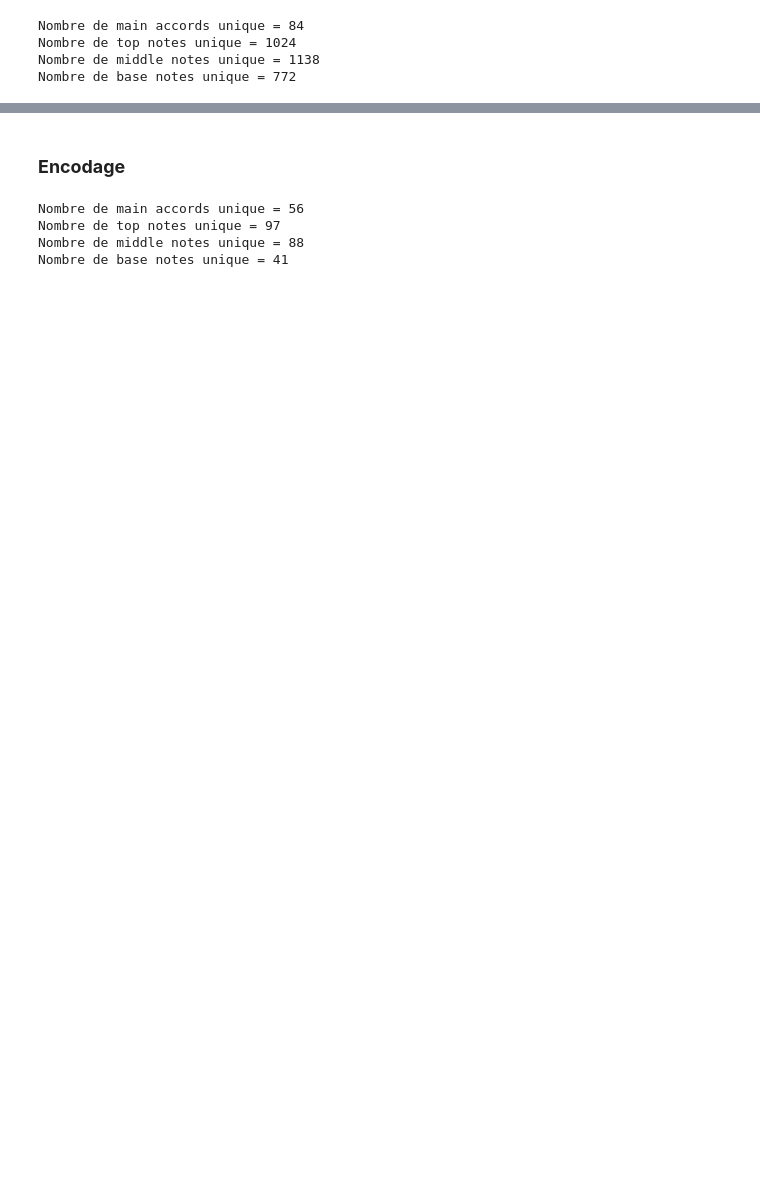
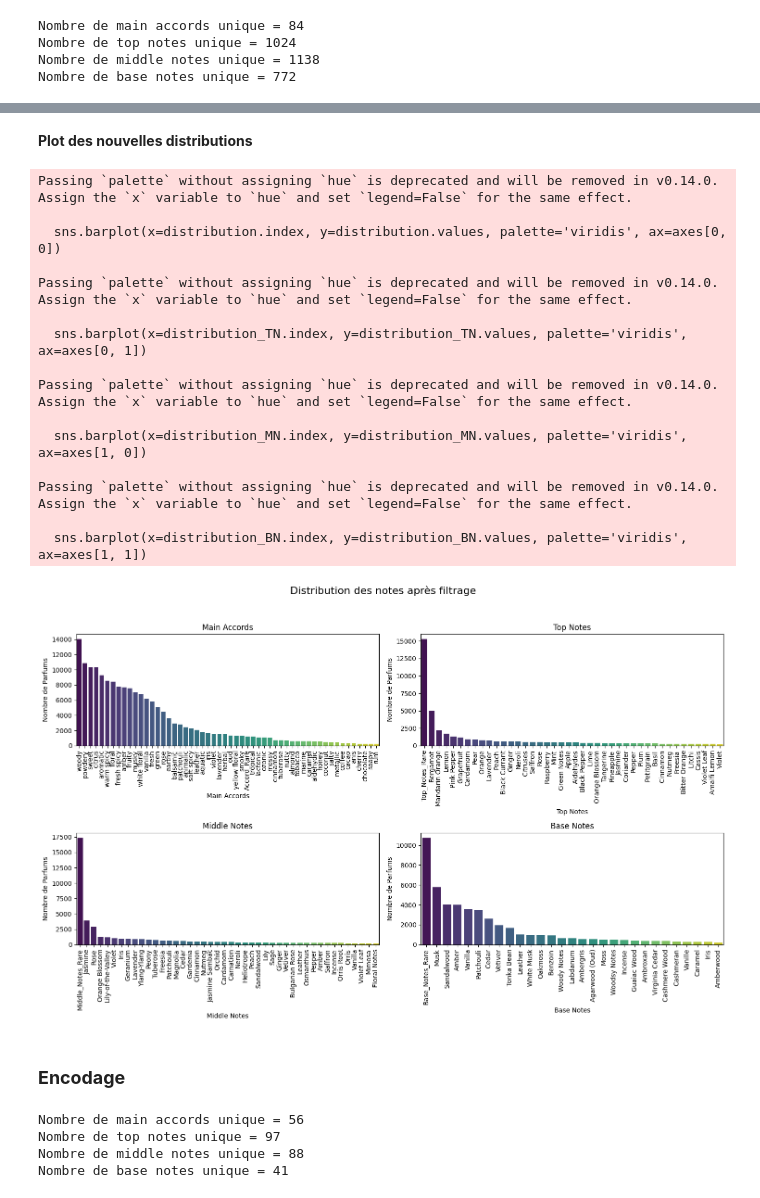
Before and after one commit to ThomasAPRichard/M1_DS, a Jupyter notebook: Analyse_de_Données/Projet_AD/Data_analyse_Fragrantica/0_Preprocessing.ipynb, the cells around one changed output, grey strips where cells are left out. Drawn from its saved outputs; the diff is of its cells as text; code cells hidden in the pictures; blank space fills up the shorter version.

```diff
--- a/Analyse_de_Données/Projet_AD/Data_analyse_Fragrantica/0_Preprocessing.ipynb
+++ b/Analyse_de_Données/Projet_AD/Data_analyse_Fragrantica/0_Preprocessing.ipynb
@@ -307,3 +571,51 @@ for liste in Groupe_list:
+# %% [markdown]
+**Plot des nouvelles distributions**
+# %%
+fig, axes = plt.subplots(2, 2, figsize=(15, 10))
+fig.suptitle('Distribution des notes après filtrage', fontsize=16)
+# Main accords
+sns.barplot(x=distribution.index, y=distribution.values, palette='viridis', ax=axes[0, 0])
+axes[0, 0].set_title('Main Accords')
+axes[0, 0].set_xlabel('Main Accords')
+axes[0, 0].set_ylabel('Nombre de Parfums')
+axes[0, 0].tick_params(axis='x', rotation=90)
+# Top notes
+sns.barplot(x=distribution_TN.index, y=distribution_TN.values, palette='viridis', ax=axes[0, 1])
+axes[0, 1].set_title('Top Notes')
+axes[0, 1].set_xlabel('Top Notes')
+axes[0, 1].set_ylabel('Nombre de Parfums')
+axes[0, 1].tick_params(axis='x', rotation=90)
+# Middle notes
+sns.barplot(x=distribution_MN.index, y=distribution_MN.values, palette='viridis', ax=axes[1, 0])
+axes[1, 0].set_title('Middle Notes')
+axes[1, 0].set_xlabel('Middle Notes')
+axes[1, 0].set_ylabel('Nombre de Parfums')
+axes[1, 0].tick_params(axis='x', rotation=90)
+# Base notes
+sns.barplot(x=distribution_BN.index, y=distribution_BN.values, palette='viridis', ax=axes[1, 1])
+axes[1, 1].set_title('Base Notes')
+axes[1, 1].set_xlabel('Base Notes')
+axes[1, 1].set_ylabel('Nombre de Parfums')
+axes[1, 1].tick_params(axis='x', rotation=90)
+plt.tight_layout(rect=[0, 0.03, 1, 0.95])
+plt.show()
+# %% [output]
+Passing `palette` without assigning `hue` is deprecated and will be removed in v0.14.0. Assign the `x` variable to `hue` and set `legend=False` for the same effect.
+
+  sns.barplot(x=distribution.index, y=distribution.values, palette='viridis', ax=axes[0, 0])
+
+Passing `palette` without assigning `hue` is deprecated and will be removed in v0.14.0. Assign the `x` variable to `hue` and set `legend=False` for the same effect.
+
+  sns.barplot(x=distribution_TN.index, y=distribution_TN.values, palette='viridis', ax=axes[0, 1])
+
+Passing `palette` without assigning `hue` is deprecated and will be removed in v0.14.0. Assign the `x` variable to `hue` and set `legend=False` for the same effect.
+
+  sns.barplot(x=distribution_MN.index, y=distribution_MN.values, palette='viridis', ax=axes[1, 0])
+
+Passing `palette` without assigning `hue` is deprecated and will be removed in v0.14.0. Assign the `x` variable to `hue` and set `legend=False` for the same effect.
+
+  sns.barplot(x=distribution_BN.index, y=distribution_BN.values, palette='viridis', ax=axes[1, 1])
+[figure, added]
 # %% [markdown]
 ### **Encodage**
 # %%
```
Also changed, not shown: parts of 17 cells of this notebook, 2 other files.
